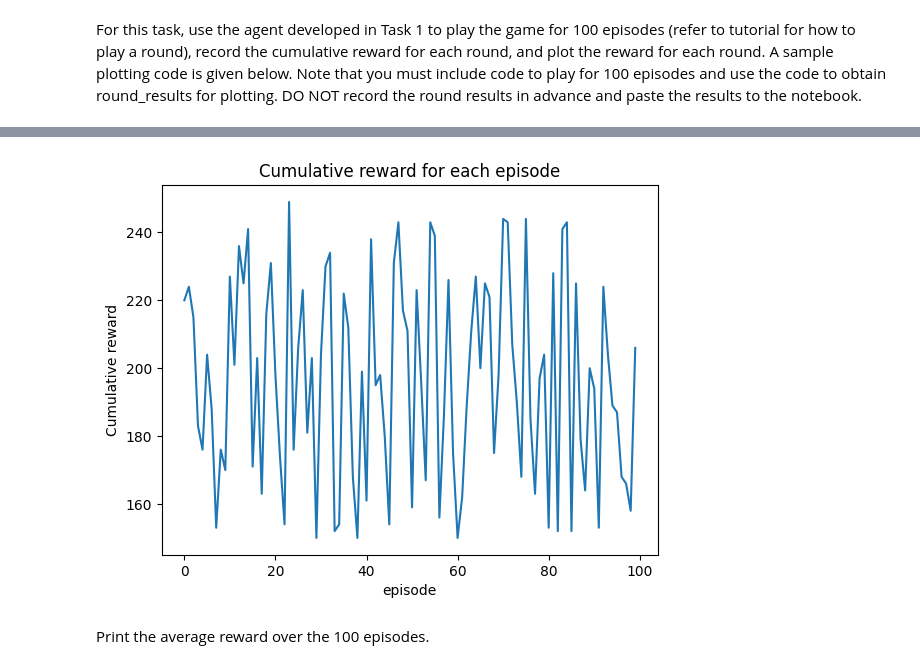
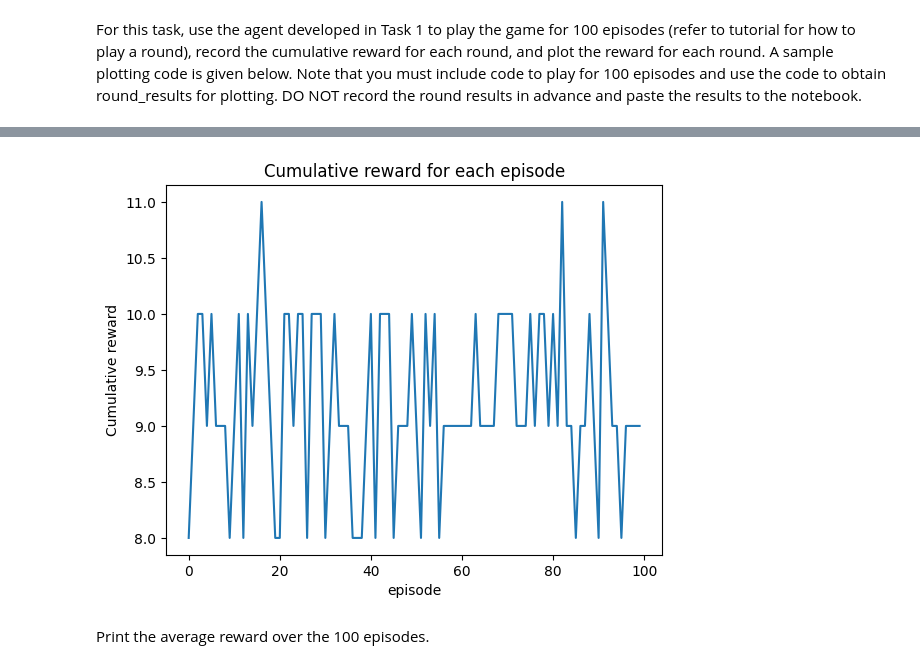
Before and after one commit to yuhaopro/SC3000-cartpole-project, a Jupyter notebook: SC3000_Lab_1_cartpole.ipynb, the cells around one changed output, grey strips where cells are left out. Cells and saved outputs as stored; diff of their text form; code cells hidden in the pictures.

```diff
--- a/SC3000_Lab_1_cartpole.ipynb
+++ b/SC3000_Lab_1_cartpole.ipynb
@@ -292,11 +302,16 @@ An example of a naive agent is given below, which randomly chooses an action reg
 # %%
 def rand_policy_agent(observation):
     return random.randint(0, 1)
+# %%
+def q_learning_agent(observation):
+    return np.argmax(q_table[pos_idx, pos_vel_idx, rad_idx, rad_vel_idx])
 # %% [markdown]
 For Task 1, we can show the observation and chosen action below:
 # %%
 observation = env.reset()
-action = rand_policy_agent(observation)
-print("Observation:", observation)
+print("Initial observation:", observation)
+action = q_learning_agent(observation)
 print("Chosen action:", action)
+next_observation, reward, done, info = env.step(action)
+print("New observation:", next_observation)
 # %% [output]
@@ -305,4 +321,23 @@ Chosen action: 0
+# %%
+def run_episodes(no_of_episodes, agent):
+    cumulative_rewards = []
+    for episode in range(no_of_episodes):
+        observation = env.reset()
+        done = False
+        cumulative_reward = 0
+        while not done:
+            action = agent(observation)
+            next_observation, reward, done, info = env.step(action)
+            cumulative_reward += reward
+            observation = next_observation
+        print("Episode", episode, "Cumulative reward", cumulative_reward)
+        cumulative_rewards.append(cumulative_reward)
+    return np.array(cumulative_rewards)
 # %% [markdown]
 ## Task 2: Demonstrate the effectiveness of the RL agent
 # %% [markdown]
 For this task, use the agent developed in Task 1 to play the game for 100 episodes (refer to tutorial for how to play a round), record the cumulative reward for each round, and plot the reward for each round. A sample plotting code is given below. Note that you must include code to play for 100 episodes and use the code to obtain round_results for plotting. DO NOT record the round results in advance and paste the results to the notebook.
+# %%
+# run 100 episodes
+episode_results = run_episodes(100, q_learning_agent)
+print("total_episode", episode_results)
@@ -309,12 +362,12 @@ For this task, use the agent developed in Task 1 to play the game for 100 episod
 # %%
-episode_results = np.random.randint(150, 250, size=100)
+
 plt.plot(episode_results)
 plt.title('Cumulative reward for each episode')
 plt.ylabel('Cumulative reward')
 plt.xlabel('episode')
 plt.show()
 # %% [output]
-[figure, old version]
+[figure, new version]
 # %% [markdown]
 Print the average reward over the 100 episodes.
 # %%
```
Also changed, not shown: parts of 14 cells of this notebook.
